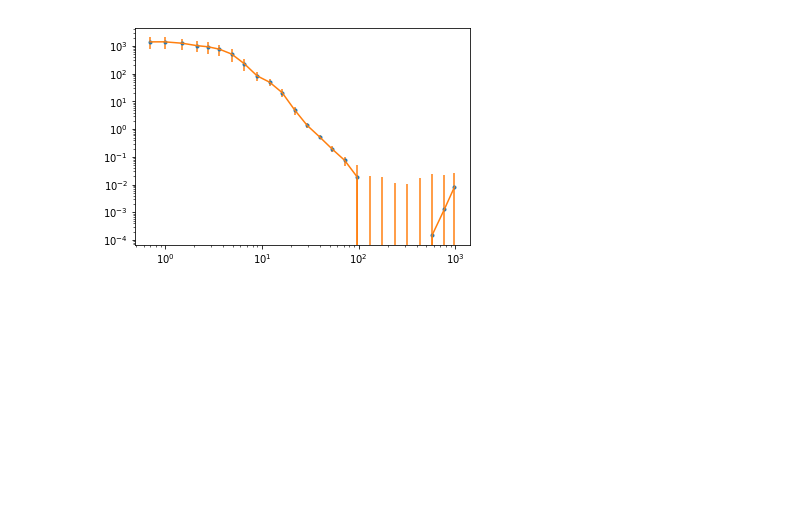
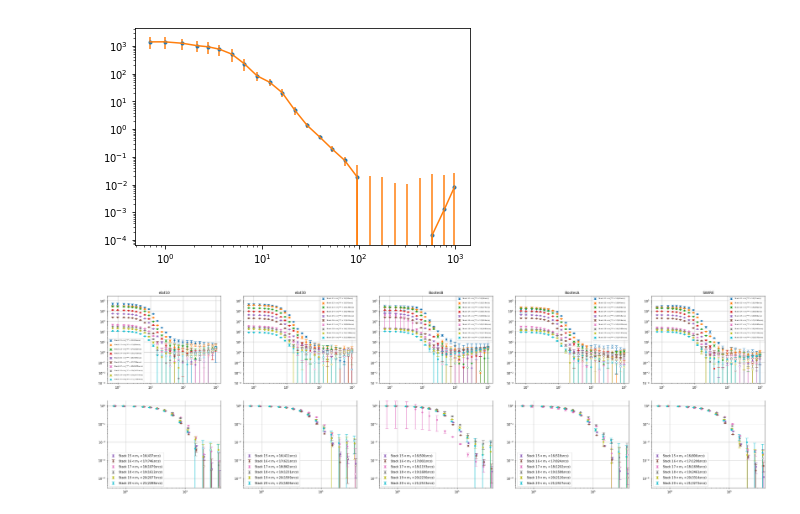
Before and after one commit to yuntingcheng/python_ciber, a Jupyter notebook: stack_modelfit/Untitled2.ipynb, the cells around one changed output. Cells and saved outputs as stored; diff of their text form; code cells hidden in the pictures; blank space fills up the shorter version.

```diff
--- a/stack_modelfit/Untitled2.ipynb
+++ b/stack_modelfit/Untitled2.ipynb
@@ -248,3 +248,42 @@ plt.errorbar(psfdata_out[6]['rbins'],psfdata_out[6]['prof'], psfdata_out[6]['pro
 # %% [output]
 <ErrorbarContainer object of 3 artists>
 [figure]
+# %%
+from psfsynth import *
+# from reduction import *
+# data_maps = {1: image_reduction(1), 2: image_reduction(2)}
+
+psfmodel ={}
+inst = 1
+profc = np.zeros(25)
+fig, ax = plt.subplots(2, 5, figsize = (40,12))
+for i, ifield in enumerate([4,5,6,7,8]):
+    for im,(m_min, m_max) in enumerate(zip(np.arange(11,21), np.arange(12,22))):
+        fname = mypaths['alldat'] + 'TM'+ str(inst) +\
+         '/psfdata_synth_gaia_%s_%d_%d.pkl'%(fieldnamedict[ifield],m_min, m_max)
+        with open(fname, "rb") as f:
+            profdat = pickle.load(f)
+        plot_err_log(profdat['rbins'],
+                     profdat['profcb'],
+                     profdat['profcb_err'], plot_xerr=False,
+                     ax=ax[0][i], color='C'+str(im),
+                     label=r'Stack $%d < m_j^{\rm vega} <%d (%d srcs)$'%(m_min, m_max, profdat['Nsrc']))
+        if m_min > 14:
+            plot_err_log(profdat['rbins']*(1-im*0.01),
+                         profdat['profcb']/profdat['profcb'][0],
+                         profdat['profcb_err']/profdat['profcb'][0],
+                         ax=ax[1][i], color='C'+str(im), plot_xerr=False,
+                         label=r'Stack $%d < m_1 <%d (%d srcs)$'%(m_min, m_max,profdat['Nsrc']))
+
+
+    ax[0][i].set_title(fieldnamedict[ifield])
+    ax[0][i].legend(fontsize=6)
+    ax[0][i].set_ylim([1e-3,3e5])
+    ax[1][i].legend()
+    ax[0][i].grid()
+    ax[1][i].grid()
+    ax[1][i].set_ylim([3e-5,2])
+    ax[1][i].set_xlim([5e-1,40])
+#     plt.savefig('/Users/ytcheng/Desktop/star_stack.png', dpi = 100, bbox_inches='tight')
+# %% [output]
+[figure, added]
```
Also changed, not shown: parts of 2 cells of this notebook, 1 other file.
